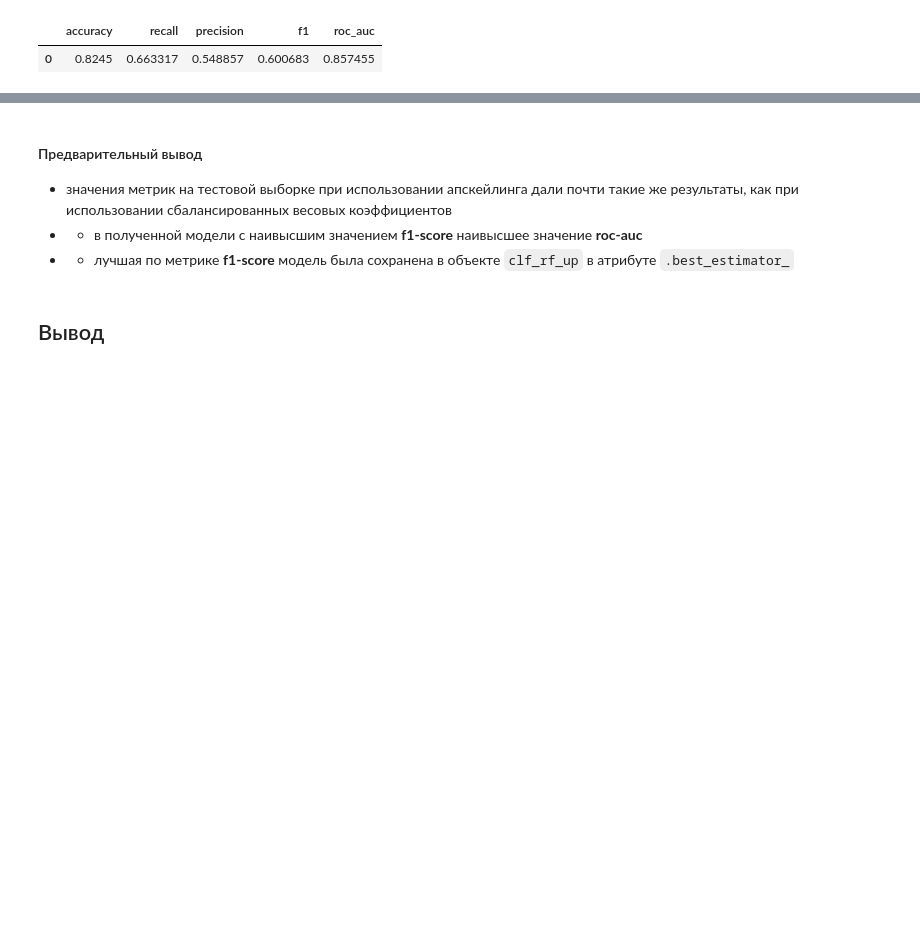
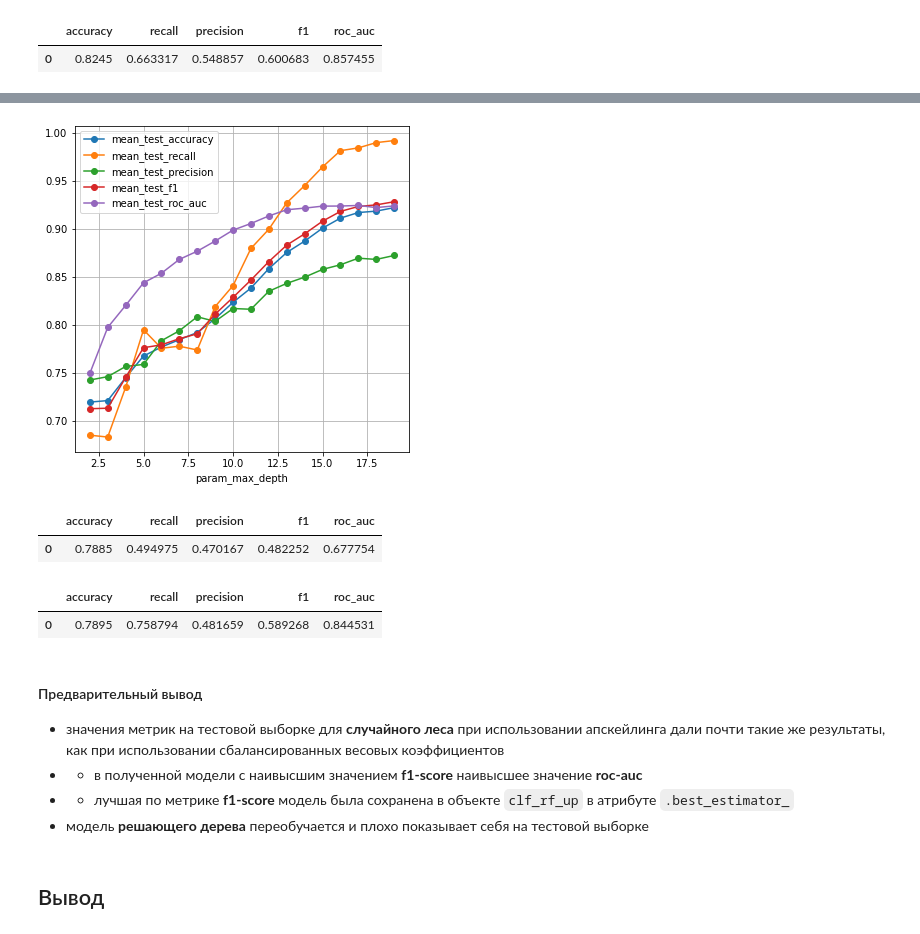
Before and after one commit to ironavt/bank-customer-churn-modeling, a Jupyter notebook: churn-modeling.ipynb, the cells around one changed output, grey strips where cells are left out. Drawn from its saved outputs; the diff is of its cells as text; code cells hidden in the pictures; blank space fills up the shorter version.

Commit message:
В раздел с апсэмплингом добавлена модель решающего дерева. Обновлён предварительный вывод

```diff
--- a/churn-modeling.ipynb
+++ b/churn-modeling.ipynb
@@ -549,0 +554,16 @@ all_metrics(clf_rf_balanced.best_estimator_, X_test, y_test)
+# %%
+# переберём максимальную глубину дерева решений и определим метрики
+model_dt_up = DecisionTreeClassifier(random_state=rst)
+param_dict_up = {'max_depth': list(range(2, 20))}
+
+clf_dt_up = GridSearchCV(
+    model_dt_up,
+    param_dict_up,
+    scoring=['accuracy', 'recall', 'precision', 'f1', 'roc_auc'],
+    verbose=1,
+    refit='f1'
+)
+
+clf_dt_up.fit(X_train_up, y_train_up)
+df_model_dt_up = pd.DataFrame(clf_dt_up.cv_results_)[['param_max_depth'] + [m + i for i in metrics] + [r + i for i in metrics]]
+df_model_dt_up.sort_values(by='rank_test_f1').head()
@@ -550,8 +578,27 @@ all_metrics(clf_rf_balanced.best_estimator_, X_test, y_test)
+# %%
+# построим графики
+df_model_dt_up[['param_max_depth'] + [m + i for i in metrics]].plot(x='param_max_depth', grid=True, style='-o', figsize=(6, 6))
+plt.show()
+# %% [output]
+[figure, added]
+# %%
+# проверим лучшую модель на тестовой выборке
+all_metrics(clf_dt_up.best_estimator_, X_test, y_test)
+# %% [output]
+|  | accuracy | recall | precision | f1 | roc_auc |
+| 0 | 0.7885 | 0.494975 | 0.470167 | 0.482252 | 0.677754 |
+# %%
+# для сравнения лучшая модель без апскейла классов но со сбалансированными весовыми коэффициентами
+all_metrics(clf_dt_balanced.best_estimator_, X_test, y_test)
+# %% [output]
+|  | accuracy | recall | precision | f1 | roc_auc |
+| 0 | 0.7895 | 0.758794 | 0.481659 | 0.589268 | 0.844531 |
 # %% [markdown]
 #### Предварительный вывод
-* значения метрик на тестовой выборке при использовании апскейлинга дали почти такие же результаты, как при использовании сбалансированных весовых коэффициентов
+* значения метрик на тестовой выборке для **случайного леса** при использовании апскейлинга дали почти такие же результаты, как при использовании сбалансированных весовых коэффициентов
 * * в полученной модели с наивысшим значением **f1-score** наивысшее значение **roc-auc**
 * * лучшая по метрике **f1-score** модель была сохранена в объекте `clf_rf_up` в атрибуте `.best_estimator_`
+* модель **решающего дерева** переобучается и плохо показывает себя на тестовой выборке
 # %% [markdown]
 ## Вывод
 # %% [markdown]
```
Also changed, not shown: parts of 8 cells of this notebook.
